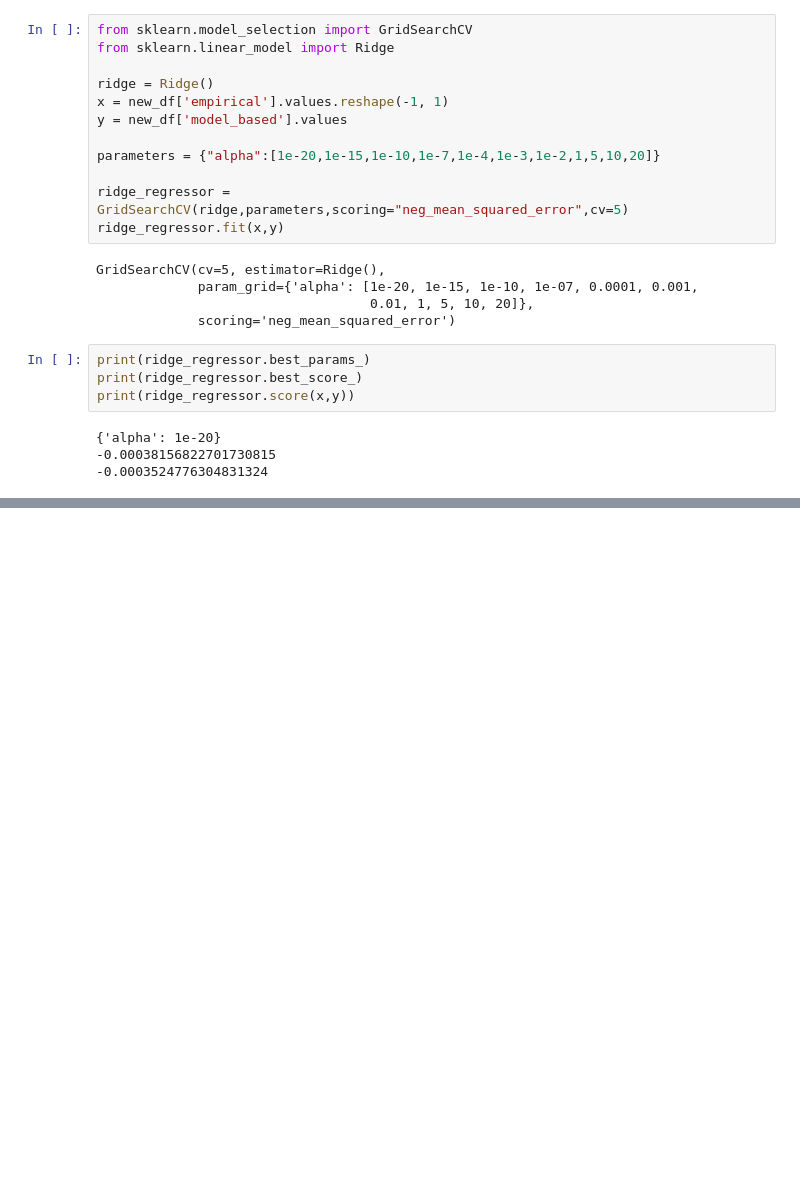
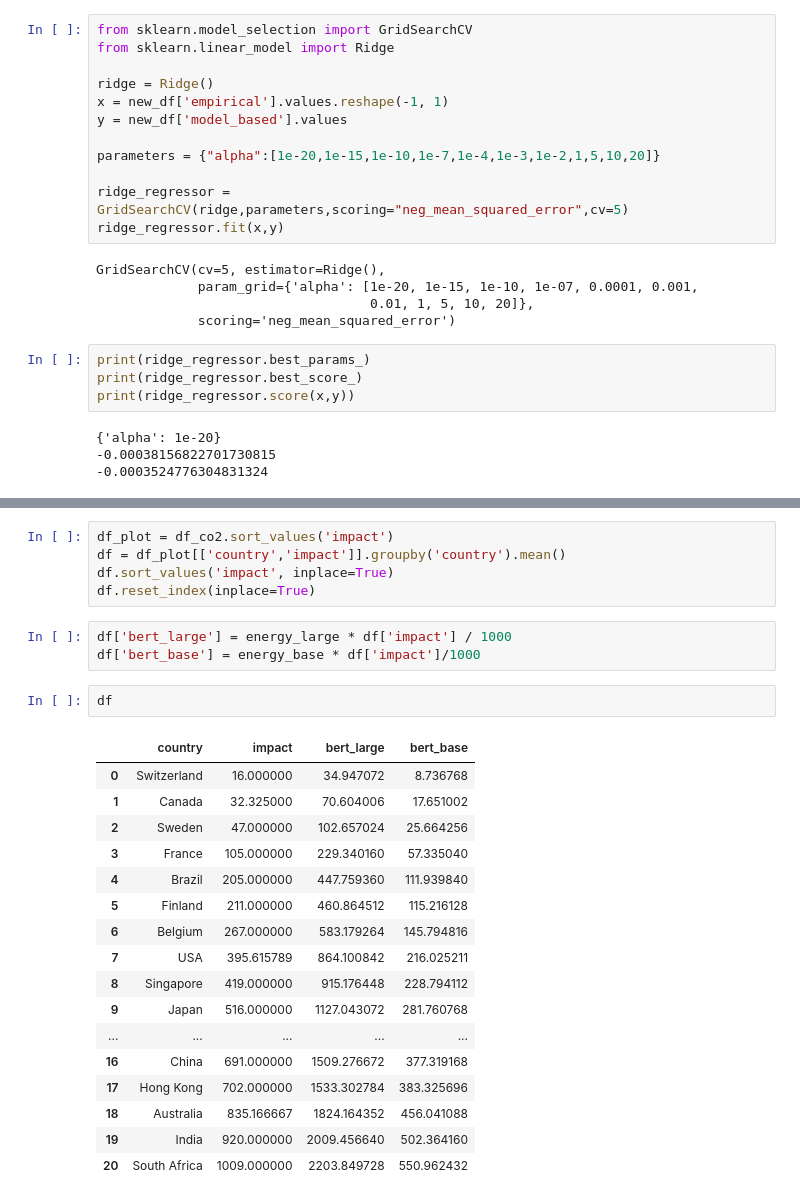
Before and after one commit to MScDissertation/NLP, a Jupyter notebook: CompareTimeModels.ipynb, the cells around one changed output, grey strips where cells are left out. Saved outputs shown, nothing was run; the diff lists cells and outputs as text; blank space fills up the shorter version.

```diff
--- a/CompareTimeModels.ipynb
+++ b/CompareTimeModels.ipynb
@@ -525,0 +571,28 @@ print(ridge_regressor.score(x,y))
+# %%
+df_plot = df_co2.sort_values('impact')
+df = df_plot[['country','impact']].groupby('country').mean()
+df.sort_values('impact', inplace=True)
+df.reset_index(inplace=True)
+# %%
+df['bert_large'] = energy_large * df['impact'] / 1000
+df['bert_base'] = energy_base * df['impact']/1000
+# %%
+df
+# %% [output]
+|  | country | impact | bert_large | bert_base |
+| 0 | Switzerland | 16.000000 | 34.947072 | 8.736768 |
+| 1 | Canada | 32.325000 | 70.604006 | 17.651002 |
+| 2 | Sweden | 47.000000 | 102.657024 | 25.664256 |
+| 3 | France | 105.000000 | 229.340160 | 57.335040 |
+| 4 | Brazil | 205.000000 | 447.759360 | 111.939840 |
+| 5 | Finland | 211.000000 | 460.864512 | 115.216128 |
+| 6 | Belgium | 267.000000 | 583.179264 | 145.794816 |
+| 7 | USA | 395.615789 | 864.100842 | 216.025211 |
+| 8 | Singapore | 419.000000 | 915.176448 | 228.794112 |
+| 9 | Japan | 516.000000 | 1127.043072 | 281.760768 |
+| ... | ... | ... | ... | ... |
+| 16 | China | 691.000000 | 1509.276672 | 377.319168 |
+| 17 | Hong Kong | 702.000000 | 1533.302784 | 383.325696 |
+| 18 | Australia | 835.166667 | 1824.164352 | 456.041088 |
+| 19 | India | 920.000000 | 2009.456640 | 502.364160 |
+| 20 | South Africa | 1009.000000 | 2203.849728 | 550.962432 |
```
Also changed, not shown: parts of 8 cells of this notebook, 1 other file.
